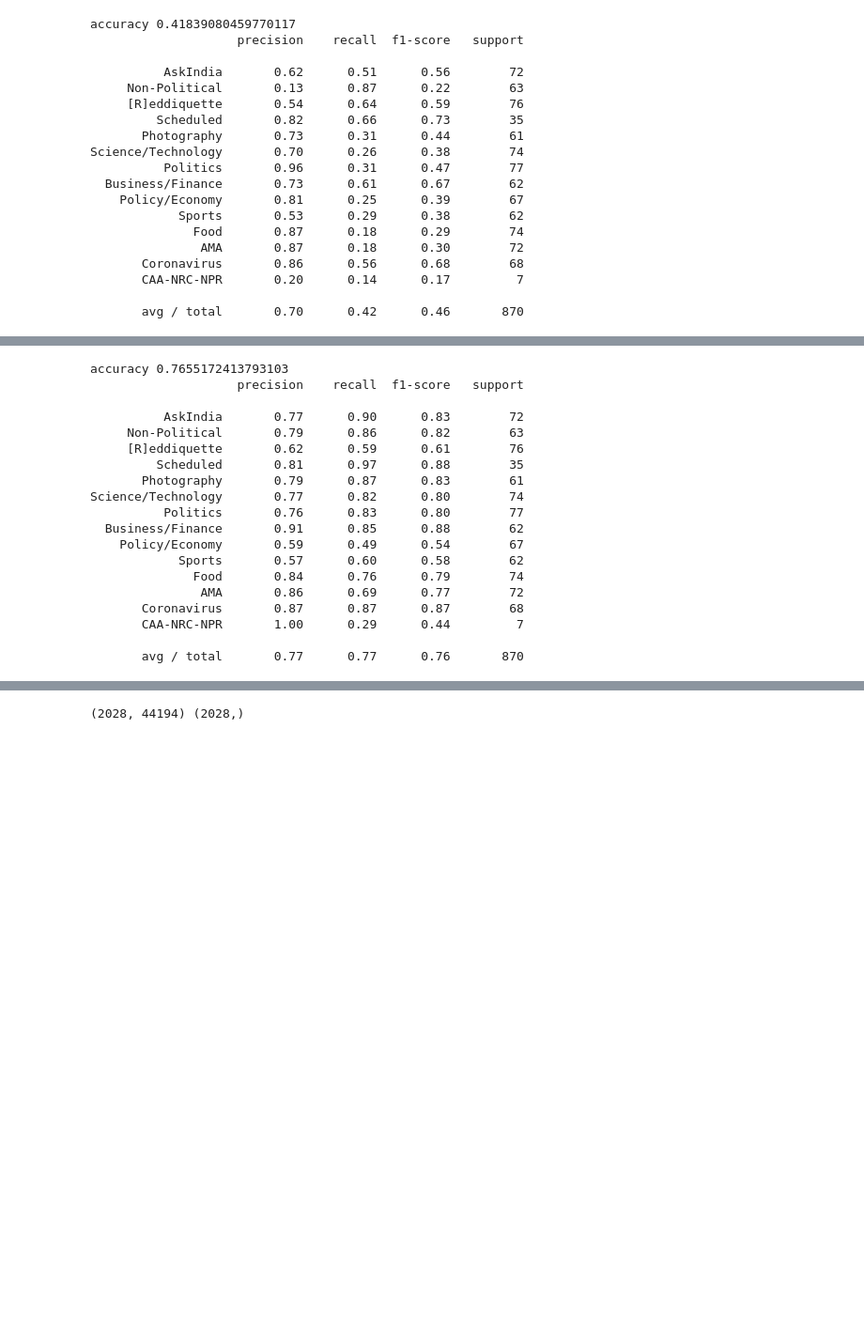
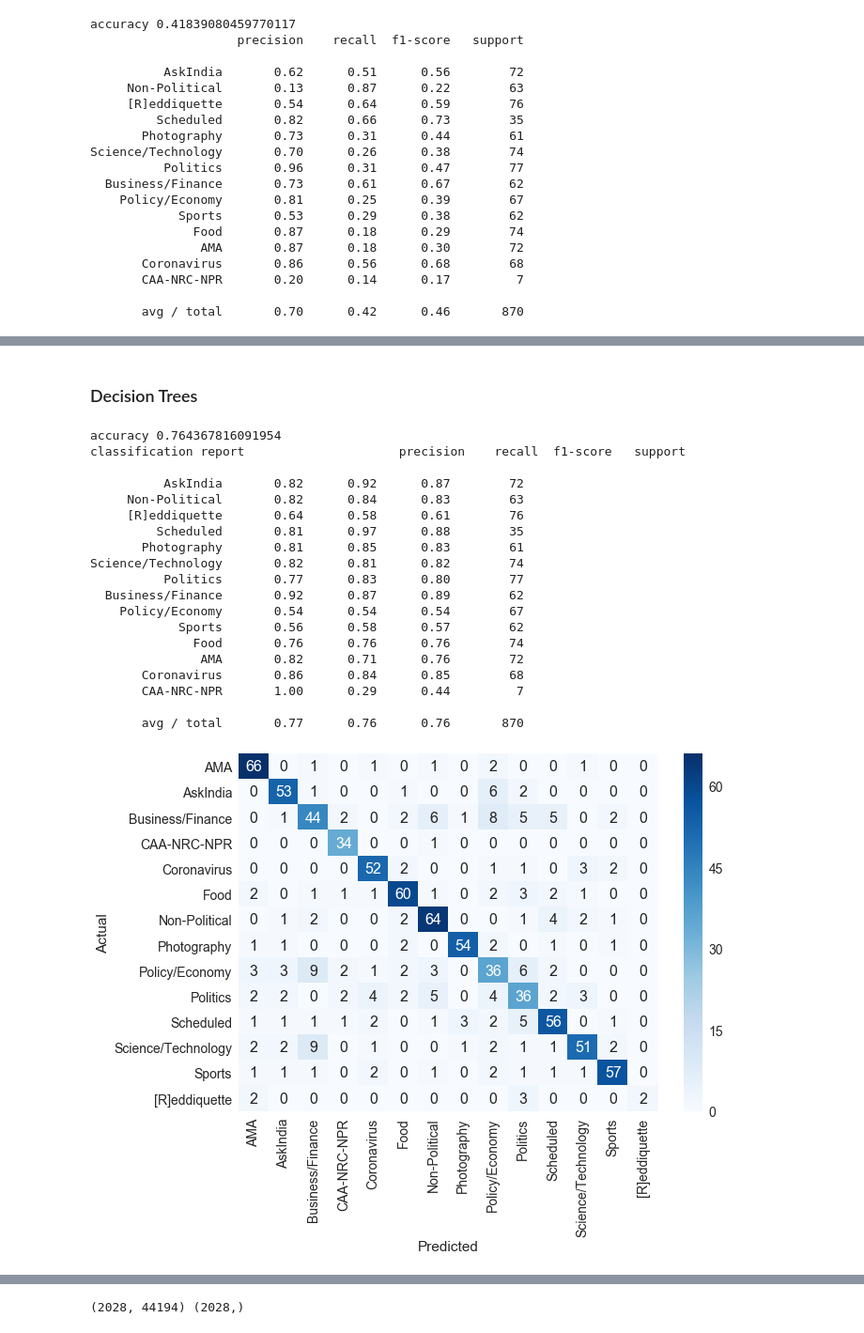
Before and after one commit to aman-sawarn/Reddit-Flair-Detection, a Jupyter notebook: Models.ipynb, the cells around one changed output, grey strips where cells are left out. Shown at 94% size. Drawn from its saved outputs; the diff is of its cells as text; code cells hidden in the pictures; blank space fills up the shorter version.

```diff
--- a/Models.ipynb
+++ b/Models.ipynb
@@ -214,27 +242,38 @@ Science/Technology       0.78      0.34      0.47        74
+# %% [markdown]
+### Decision Trees
 # %%
 clf=tree.DecisionTreeClassifier()
 
 clf.fit(X_train_bow, y_train)
 y_pred = clf.predict(X_test_bow)
 print('accuracy %s' % accuracy_score(y_pred, y_test))
-print(classification_report(y_test, y_pred,target_names=flairs))
+print("classification report",classification_report(y_test, y_pred,target_names=flairs))
+data = confusion_matrix(y_test, y_pred)
+df_cm = pd.DataFrame(data, columns=np.unique(flairs), index = np.unique(flairs))
+df_cm.index.name = 'Actual'
+df_cm.columns.name = 'Predicted'
+plt.figure(figsize = (10,7))
+sns.set(font_scale=1.4)#for label size
+sns.heatmap(df_cm, cmap="Blues", annot=True,annot_kws={"size": 16})# font size
+plt.show()
 # %% [output]
-accuracy 0.7655172413793103
-                    precision    recall  f1-score   support
+accuracy 0.764367816091954
+classification report                     precision    recall  f1-score   support
 
-          AskIndia       0.77      0.90      0.83        72
-     Non-Political       0.79      0.86      0.82        63
-     [R]eddiquette       0.62      0.59      0.61        76
+          AskIndia       0.82      0.92      0.87        72
+     Non-Political       0.82      0.84      0.83        63
+     [R]eddiquette       0.64      0.58      0.61        76
          Scheduled       0.81      0.97      0.88        35
-       Photography       0.79      0.87      0.83        61
-Science/Technology       0.77      0.82      0.80        74
-          Politics       0.76      0.83      0.80        77
-  Business/Finance       0.91      0.85      0.88        62
-    Policy/Economy       0.59      0.49      0.54        67
-            Sports       0.57      0.60      0.58        62
-              Food       0.84      0.76      0.79        74
-               AMA       0.86      0.69      0.77        72
-       Coronavirus       0.87      0.87      0.87        68
+       Photography       0.81      0.85      0.83        61
+Science/Technology       0.82      0.81      0.82        74
+          Politics       0.77      0.83      0.80        77
+  Business/Finance       0.92      0.87      0.89        62
+    Policy/Economy       0.54      0.54      0.54        67
+            Sports       0.56      0.58      0.57        62
+              Food       0.76      0.76      0.76        74
+               AMA       0.82      0.71      0.76        72
+       Coronavirus       0.86      0.84      0.85        68
        CAA-NRC-NPR       1.00      0.29      0.44         7
 
-       avg / total       0.77      0.77      0.76       870
+       avg / total       0.77      0.76      0.76       870
+[figure, added]
```
Also changed, not shown: parts of 73 cells of this notebook, 7 other files.
